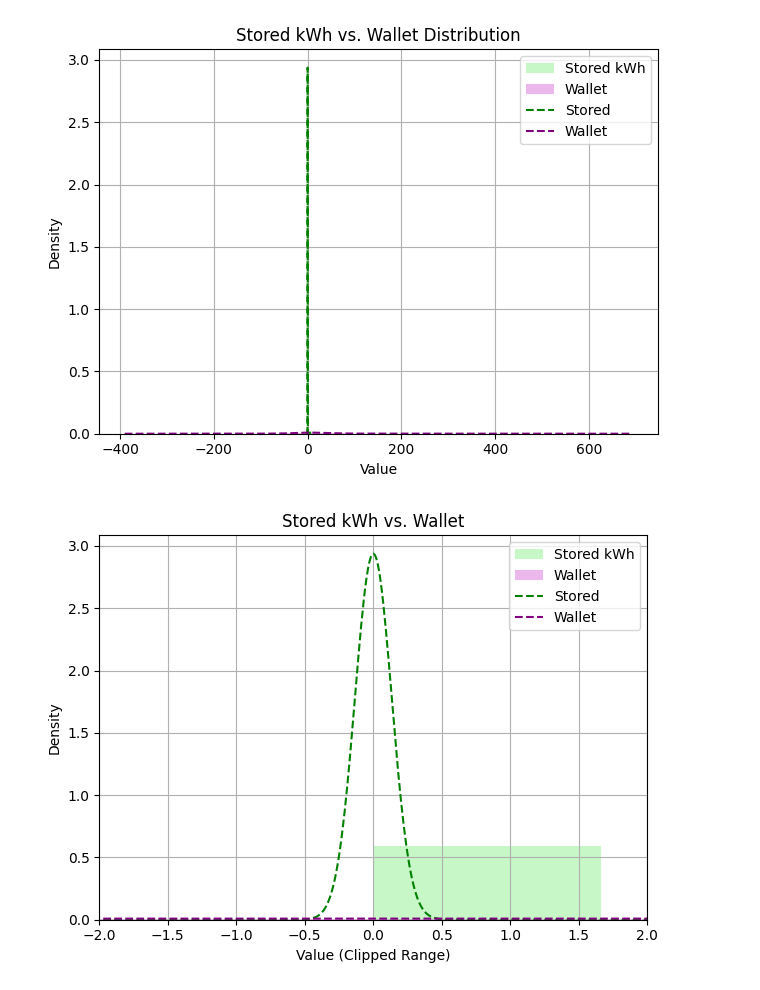
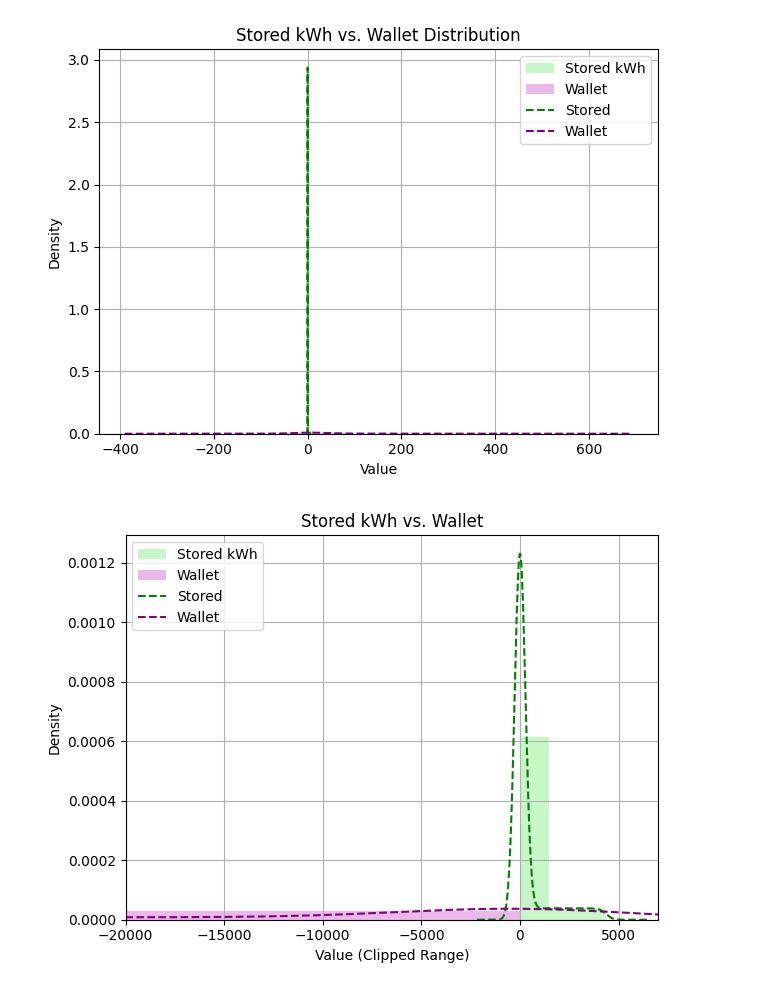
Before and after one commit to domonkosgyomorey/energy_trading_system, a Jupyter notebook: simulation/utils/plotter.ipynb, the cells around one changed output. Saved outputs shown, nothing was run; the diff lists cells and outputs as text; code cells hidden in the pictures.

```diff
--- a/simulation/utils/plotter.ipynb
+++ b/simulation/utils/plotter.ipynb
@@ -125,23 +125,23 @@ plt.show()
 [figure]
 # %%
 plt.figure()
-plt.hist(df['stored_kwh'], bins=3, density=True, alpha=0.5, label='Stored kWh', color='lightgreen')
-plt.hist(df['wallet'], bins=3, density=True, alpha=0.5, label='Wallet', color='orchid')
-df['stored_kwh'].plot(kind='kde', label='Stored', linestyle='--', color='green')
-df['wallet'].plot(kind='kde', label='Wallet', linestyle='--', color='purple')
+plt.hist(df2['stored_kwh'], bins=3, density=True, alpha=0.5, label='Stored kWh', color='lightgreen')
+plt.hist(df2['wallet'], bins=3, density=True, alpha=0.5, label='Wallet', color='orchid')
+df2['stored_kwh'].plot(kind='kde', label='Stored', linestyle='--', color='green')
+df2['wallet'].plot(kind='kde', label='Wallet', linestyle='--', color='purple')
 
 # Force X-axis limits to [-20k, 20k]
-plt.xlim(-2, 2)  # Cuts off values outside this range
+plt.xlim(-20000, 7000)  # Cuts off values outside this range
 
 plt.title('Stored kWh vs. Wallet')
 plt.xlabel('Value (Clipped Range)')
 plt.ylabel('Density')
 plt.legend()
 plt.grid(True)
 plt.tight_layout()
 plt.show()
 # %% [output]
-[figure, old version]
+[figure, new version]
 # %%
 # Group and sum values from df1 (with 'amount_from_city') by household
 df1_grouped = df.groupby('id')[['consumption', 'amount_from_city', 'amount_to_city', 'trades_from']].sum().reset_index()
```
Also changed, not shown: parts of 3 cells of this notebook, 3 other files.
